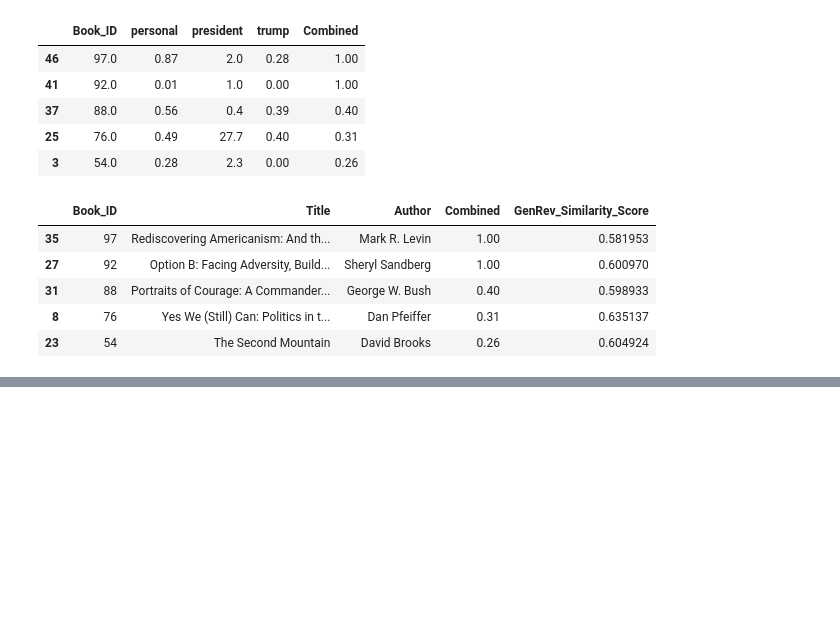
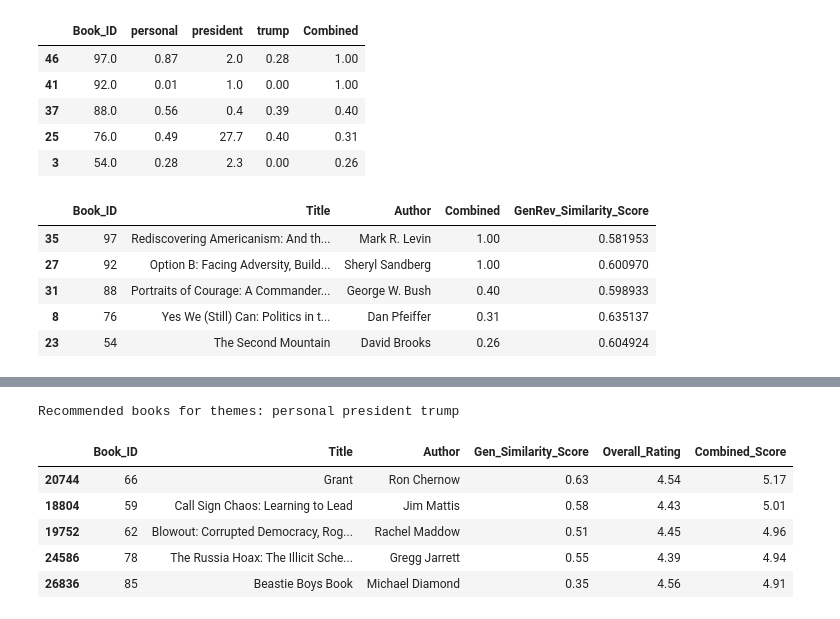
Before and after one commit to prajvalgupta/ugca-fall, a Jupyter notebook: Final Project/UGCA_Project_III.ipynb, the cells around one changed output, grey strips where cells are left out. Drawn from its saved outputs; the diff is of its cells as text; code cells hidden in the pictures; blank space fills up the shorter version.

```diff
--- a/Final Project/UGCA_Project_III.ipynb
+++ b/Final Project/UGCA_Project_III.ipynb
@@ -1153,0 +1189,16 @@ df_reco_nonfc.sort_values('GenRev_Similarity_Score', ascending=False).sort_value
+# %%
+print("Recommended books for themes:"," ".join(nfthemes))
+df_nf_avg=getSimilarGenre(df_nf_avg, nfthemes)
+df_nf_avg=df_nf_avg.sort_values('Gen_Similarity_Score', ascending=False)
+df_nf_avg=df_nf_avg[['Book_ID','Title','Author','Gen_Similarity_Score','Overall_Rating']]
+df_nf_avg['Combined_Score']=df_nf_avg['Gen_Similarity_Score']+df_nf_avg['Overall_Rating']
+df_nf_avg=df_nf_avg.sort_values('Combined_Score', ascending=False)
+df_nf_avg.head(5)
+# %% [output]
+Recommended books for themes: personal president trump
+|  | Book_ID | Title | Author | Gen_Similarity_Score | Overall_Rating | Combined_Score |
+| 20744 | 66 | Grant | Ron Chernow | 0.63 | 4.54 | 5.17 |
+| 18804 | 59 | Call Sign Chaos: Learning to Lead | Jim Mattis | 0.58 | 4.43 | 5.01 |
+| 19752 | 62 | Blowout: Corrupted Democracy, Rog... | Rachel Maddow | 0.51 | 4.45 | 4.96 |
+| 24586 | 78 | The Russia Hoax: The Illicit Sche... | Gregg Jarrett | 0.55 | 4.39 | 4.94 |
+| 26836 | 85 | Beastie Boys Book | Michael Diamond | 0.35 | 4.56 | 4.91 |
```
Also changed, not shown: parts of 6 cells of this notebook.
